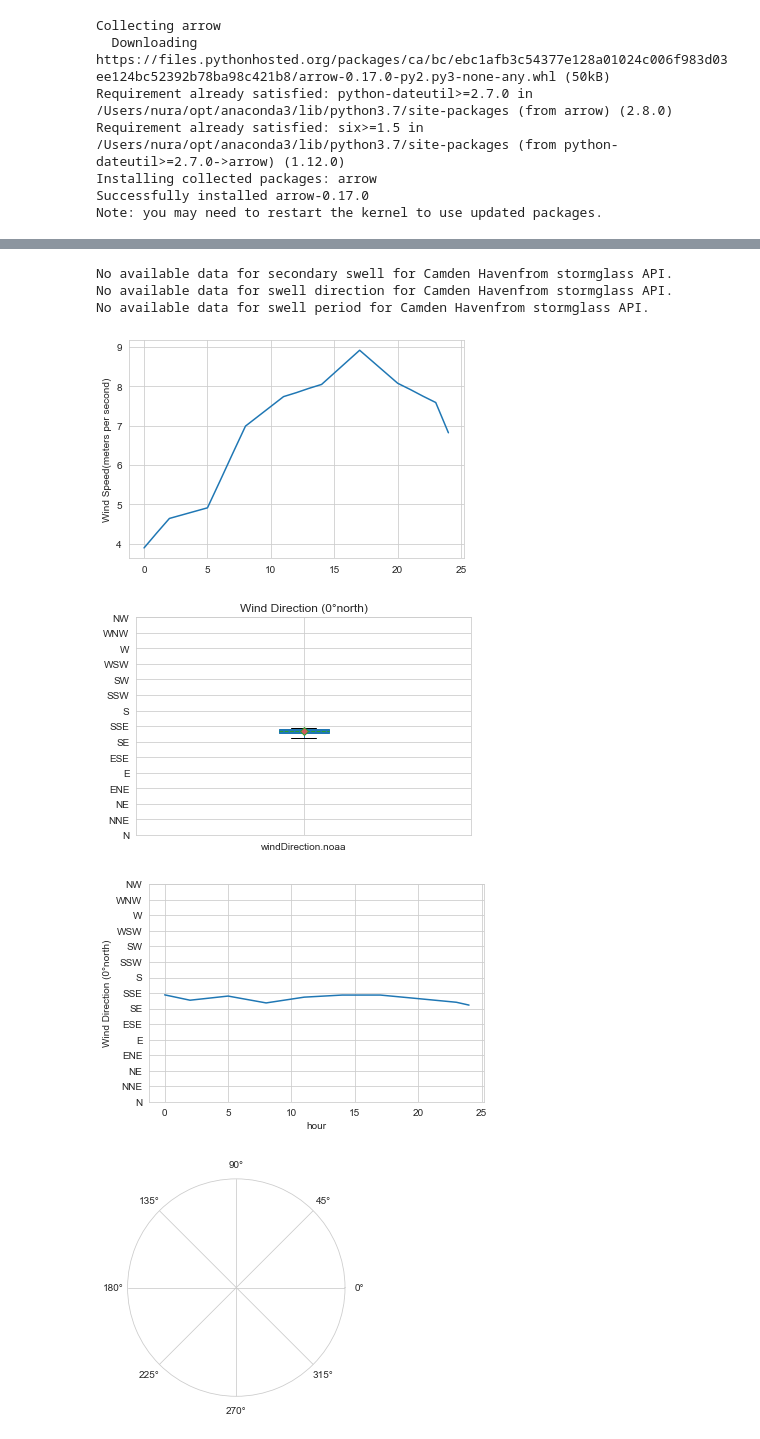
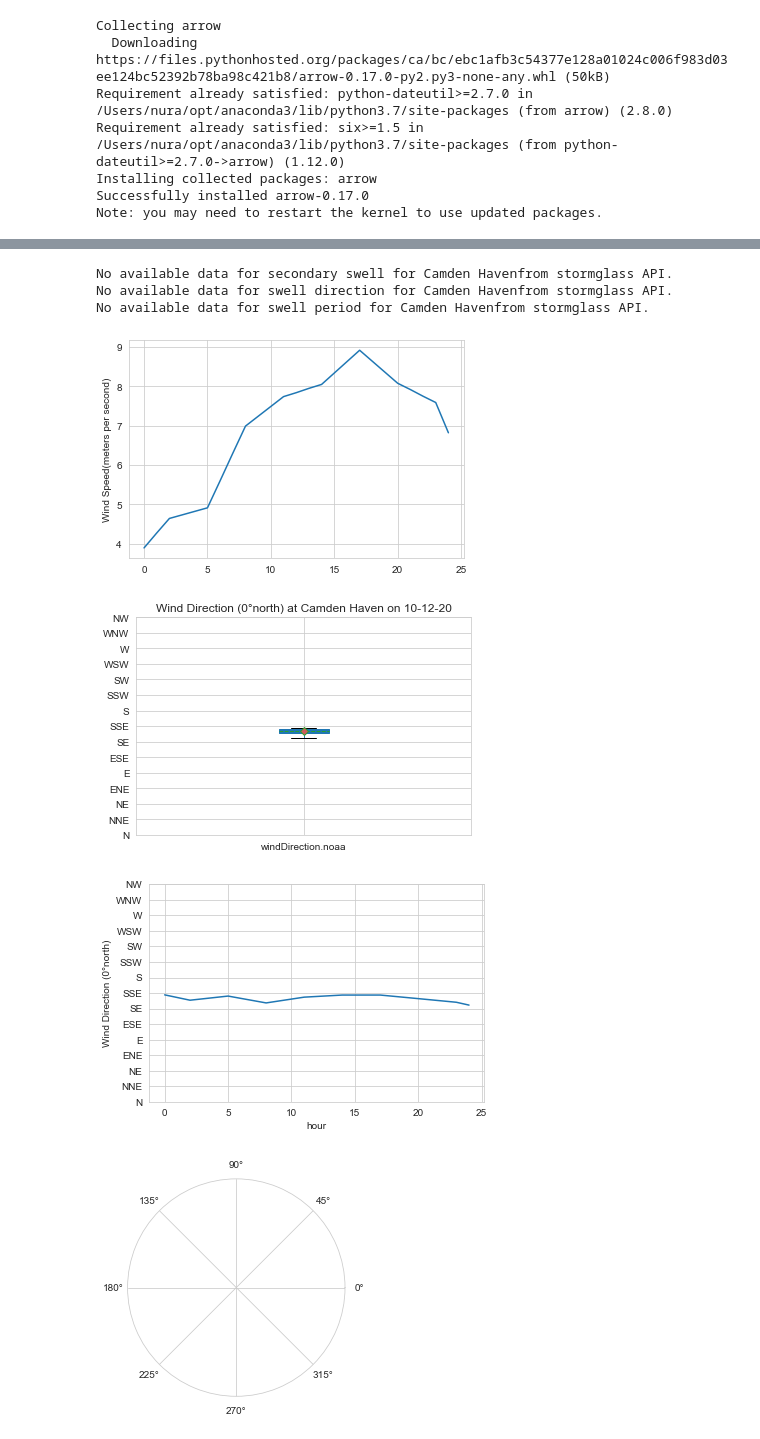
Before and after one commit to Nnra/Python-Project-Surfspy, a Jupyter notebook: surf_main.ipynb, the cells around one changed output, grey strips where cells are left out. Cells and saved outputs as stored; diff of their text form; code cells hidden in the pictures.

```diff
--- a/surf_main.ipynb
+++ b/surf_main.ipynb
@@ -317,7 +317,7 @@ ax.scatter(df_weather.index.values,
 
 ax.set(xlabel="hour",
        ylabel="airTemperature",
-       title="Hourly airTemperature (celsius)")
+       title="Hourly airTemperature (celsius) at {loc} on {date}".format(loc=loc, date=date))
 
 plt.show()
 fig.savefig('airTemperature_{loc}_{date}.png'.format(loc=loc,date=date))
@@ -326,19 +326,19 @@ df_weather
 df_weather.columns
 
 if("secondarySwellHeight.noaa" in df_weather):
-    df_weather["secondarySwellHeight.noaa"].plot(title='secondary Swell Height (meters)')
+    df_weather["secondarySwellHeight.noaa"].plot(title='secondary Swell Height (meters) at {loc} on {date}'.format(loc=loc, date=date))
 else:
     print("No available data for secondary swell for " + loc + "from stormglass API.")
 
 if("swellDirection.noaa" in df_weather):
-    df_weather.plot(kind='bar', y='swellDirection.noaa', x='time', title='Swell Direction (0°north)')
+    df_weather.plot(kind='bar', y='swellDirection.noaa', x='time', title='Swell Direction (0°north) at {loc} on {date}'.format(loc=loc, date=date))
     plt.show()
     plt.savefig('swellDirection_{loc}_{date}.png'.format(loc=loc,date=date))
 else:
     print("No available data for swell direction for " + loc + "from stormglass API.")
 
 if("swellPeriod.noaa" in df_weather):
-    df_weather.plot(kind='barh', y='swellPeriod.noaa', x='time', title='Swell Period (seconds)')
+    df_weather.plot(kind='barh', y='swellPeriod.noaa', x='time', title='Swell Period (seconds) at {loc} on {date}'.format(loc=loc, date=date))
     plt.show()
     plt.savefig('swellPeriod_{loc}_{date}.png'.format(loc=loc,date=date))
 else:
@@ -349,7 +349,7 @@ plt.ylabel("Wind Speed(meters per second)");
 
 #wind Direction and ??? over time of the day??
 
-df_weather.plot.box(y='windDirection.noaa', title='Wind Direction (0°north)',
+df_weather.plot.box(y='windDirection.noaa', title='Wind Direction (0°north) at {loc} on {date}'.format(loc=loc, date=date),
                     patch_artist=True, showmeans=True,
                     boxprops = {'color':'black','facecolor':'#9999ff'},
                     flierprops = {'marker':'o','markerfacecolor':'red','color':'black'},
@@ -385,7 +385,7 @@ from windrose import WindroseAxes
 
 ax = WindroseAxes.from_ax()
 ax.bar(df_weather['windDirection.noaa'], df_weather['windSpeed.noaa'], normed=True, opening=0.8, edgecolor='white')
-title='WindRose Plot'
+title='WindRose Plot at {loc} on {date}'.format(loc=loc, date=date)
 ax.set_title(title,fontsize=15,loc='center')
 
 ax.set_legend()
@@ -409,7 +409,7 @@ fig = go.Figure(data=go.Scattergeo(
         ))
 
 fig.update_layout(
-        title = 'Sample locations)',
+        title = 'Coast locations',
         geo_scope='world',
     )
 fig.show()
@@ -439,7 +439,7 @@ Surf Player A your surf report on: 2020-12-10 19:06:00 at Camden Haven you gave
 No available data for secondary swell for Camden Havenfrom stormglass API.
 No available data for swell direction for Camden Havenfrom stormglass API.
 No available data for swell period for Camden Havenfrom stormglass API.
 [figure]
-[figure, old version]
+[figure, new version]
 [figure]
 [figure]
```
Also changed, not shown: parts of 1 cell of this notebook.
